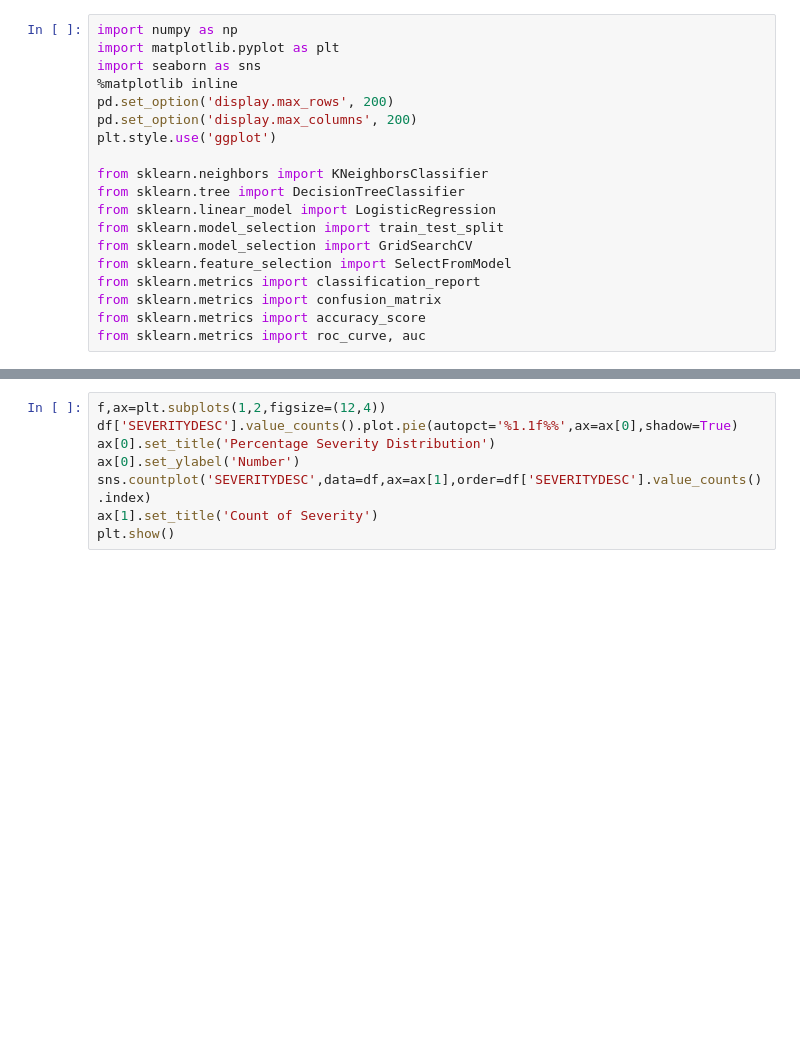
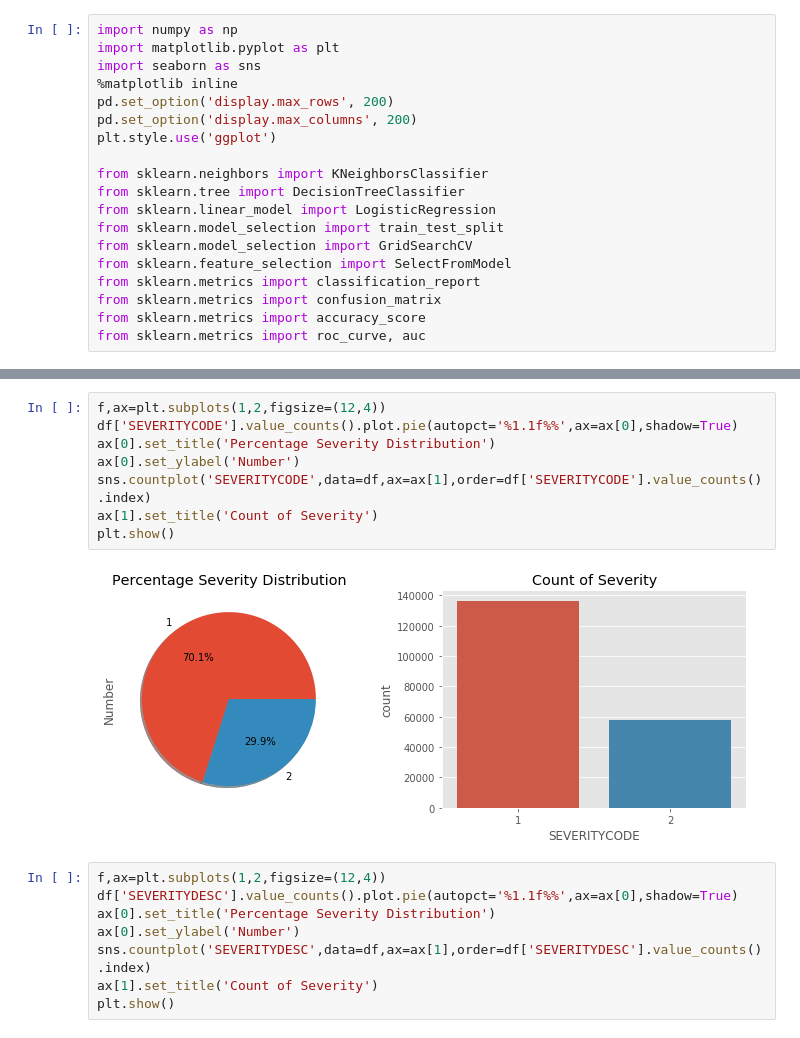
Before and after one commit to nickchen435/Coursera_Capstone, a Jupyter notebook: final project.ipynb, the cells around one changed output, grey strips where cells are left out. Drawn from its saved outputs; the diff is of its cells as text; blank space fills up the shorter version.

```diff
--- a/final project.ipynb
+++ b/final project.ipynb
@@ -67,6 +67,16 @@ df.head(5)
 | 2 | 1 | -122.334540 | 47.607871 | 3 | 26700 | 26700 | 1482393 | Matched | Block | NaN | ... |
 | 3 | 1 | -122.334803 | 47.604803 | 4 | 1144 | 1144 | 3503937 | Matched | Block | NaN | ... |
 | 4 | 2 | -122.306426 | 47.545739 | 5 | 17700 | 17700 | 1807429 | Matched | Intersection | 34387.0 | ... |
+# %%
+f,ax=plt.subplots(1,2,figsize=(12,4))
+df['SEVERITYCODE'].value_counts().plot.pie(autopct='%1.1f%%',ax=ax[0],shadow=True)
+ax[0].set_title('Percentage Severity Distribution')
+ax[0].set_ylabel('Number')
+sns.countplot('SEVERITYCODE',data=df,ax=ax[1],order=df['SEVERITYCODE'].value_counts().index)
+ax[1].set_title('Count of Severity')
+plt.show()
+# %% [output]
+[figure, added]
 # %%
 f,ax=plt.subplots(1,2,figsize=(12,4))
 df['SEVERITYDESC'].value_counts().plot.pie(autopct='%1.1f%%',ax=ax[0],shadow=True)
```
Also changed, not shown: parts of 1 cell of this notebook.
